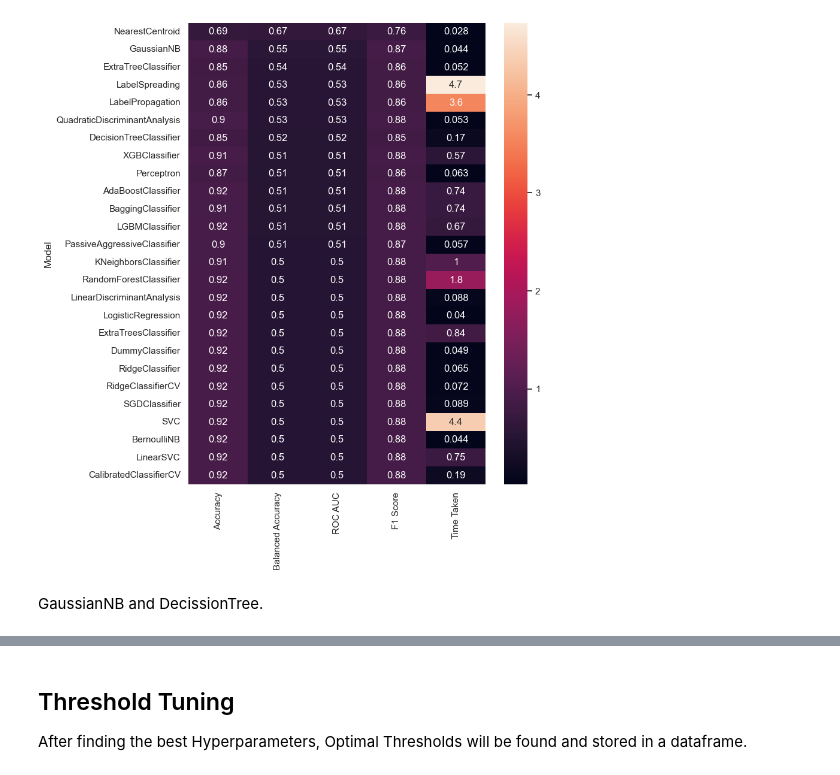
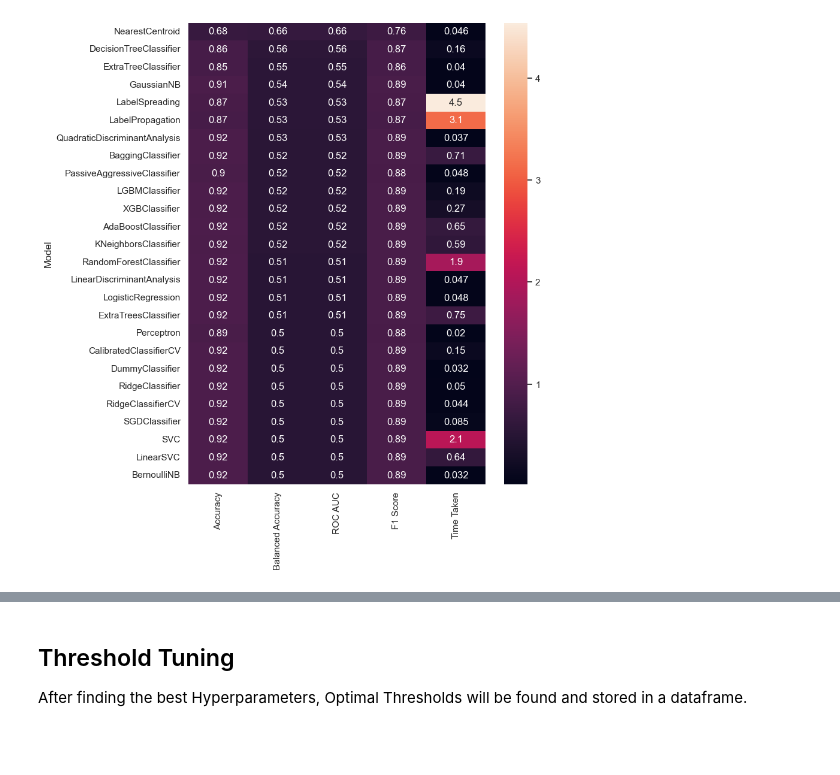
Before and after one commit to gkukse/Home-Credit-Default-Risk, a Jupyter notebook: 6_Model_redo.ipynb, the cells around one changed output, grey strips where cells are left out. Drawn from its saved outputs; the diff is of its cells as text; code cells hidden in the pictures; blank space fills up the shorter version.

```diff
--- a/6_Model_redo.ipynb
+++ b/6_Model_redo.ipynb
@@ -153,0 +91,24 @@ You can set `force_col_wise=true` to remove the overhead.
+# %%
+selected_data_sample = selected_data.sample(10000, random_state=42)
+
+X = selected_data_sample.drop('TARGET', axis=1)
+
+y = selected_data_sample['TARGET']
+
+
+
+# Split data into train, validation, and test sets
+
+X_train, X_temp, y_train, y_temp, = train_test_split(
+
+    X, y, test_size=0.3, random_state=42, stratify=y)
+
+
+X_validation, X_test, y_validation, y_test, = train_test_split(
+
+    X_temp, y_temp, test_size=0.33, random_state=42, stratify=y_temp)
+
+
+clf = LazyClassifier(verbose=0, ignore_warnings=True, custom_metric=None)
+classif_models, predictions = clf.fit(
+    X_train, X_validation, y_train, y_validation)
@@ -154,9 +123,7 @@ You can set `force_col_wise=true` to remove the overhead.
 # %%
 plt.figure(figsize=(8, 10))
 
-sns.heatmap(classif_models[(classif_models['Time Taken'] < 10)], annot=True)
+sns.heatmap(classif_models[(classif_models['Time Taken'] < 5)], annot=True)
 plt.show()
 # %% [output]
-[figure, old version]
+[figure, new version]
-# %% [markdown]
-GaussianNB and DecissionTree.
```
Also changed, not shown: parts of 70 cells of this notebook, 6 other files.
